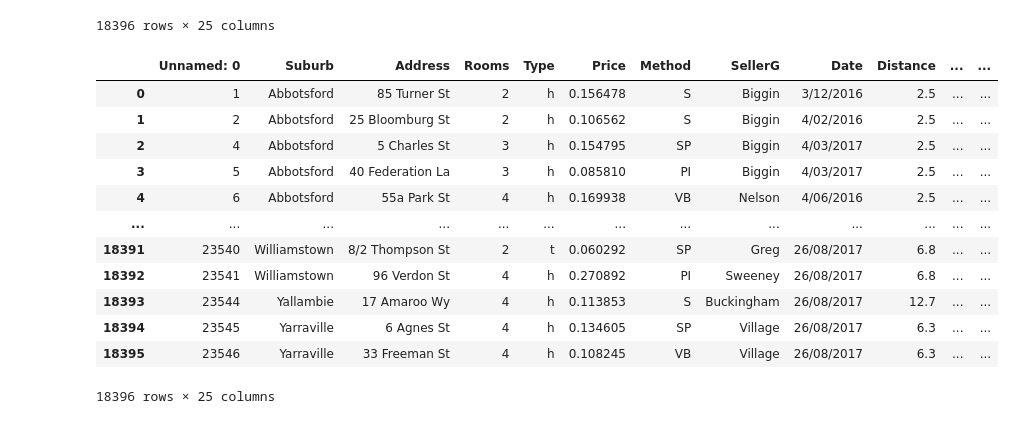
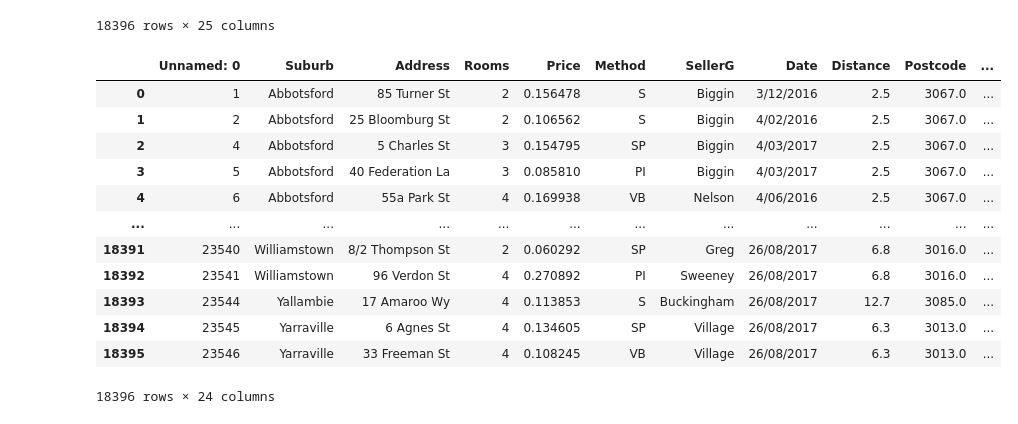
Before and after one commit to RohanDoshi21/PICT-TE-SEM6-DSBDAL, a Jupyter notebook: Assignment1.ipynb, the cells around one changed output. Saved outputs shown, nothing was run; the diff lists cells and outputs as text; code cells hidden in the pictures.

Commit message:
Dropping extra column ["Type"]

```diff
--- a/Assignment1.ipynb
+++ b/Assignment1.ipynb
@@ -182,22 +182,25 @@ df
 | 18395 | 23546 | Yarraville | 33 Freeman St | 4 | h | 0.108245 | VB | Village | 26/08/2017 | 6.3 | ... | ... |
 18396 rows × 25 columns
 # %%
+# Changing column name generated by OneHotEncoder
 df.rename(columns={0: "h", 1 : "t", 2 : "u"}, inplace=True)
+# Droping values in the values
+df.drop(['Type'], axis=1, inplace=True)
 df
 # %% [output]
-|  | Unnamed: 0 | Suburb | Address | Rooms | Type | Price | Method | SellerG | Date | Distance | ... | ... |
-| 0 | 1 | Abbotsford | 85 Turner St | 2 | h | 0.156478 | S | Biggin | 3/12/2016 | 2.5 | ... | ... |
-| 1 | 2 | Abbotsford | 25 Bloomburg St | 2 | h | 0.106562 | S | Biggin | 4/02/2016 | 2.5 | ... | ... |
-| 2 | 4 | Abbotsford | 5 Charles St | 3 | h | 0.154795 | SP | Biggin | 4/03/2017 | 2.5 | ... | ... |
-| 3 | 5 | Abbotsford | 40 Federation La | 3 | h | 0.085810 | PI | Biggin | 4/03/2017 | 2.5 | ... | ... |
-| 4 | 6 | Abbotsford | 55a Park St | 4 | h | 0.169938 | VB | Nelson | 4/06/2016 | 2.5 | ... | ... |
-| ... | ... | ... | ... | ... | ... | ... | ... | ... | ... | ... | ... | ... |
-| 18391 | 23540 | Williamstown | 8/2 Thompson St | 2 | t | 0.060292 | SP | Greg | 26/08/2017 | 6.8 | ... | ... |
-| 18392 | 23541 | Williamstown | 96 Verdon St | 4 | h | 0.270892 | PI | Sweeney | 26/08/2017 | 6.8 | ... | ... |
-| 18393 | 23544 | Yallambie | 17 Amaroo Wy | 4 | h | 0.113853 | S | Buckingham | 26/08/2017 | 12.7 | ... | ... |
-| 18394 | 23545 | Yarraville | 6 Agnes St | 4 | h | 0.134605 | SP | Village | 26/08/2017 | 6.3 | ... | ... |
-| 18395 | 23546 | Yarraville | 33 Freeman St | 4 | h | 0.108245 | VB | Village | 26/08/2017 | 6.3 | ... | ... |
+|  | Unnamed: 0 | Suburb | Address | Rooms | Price | Method | SellerG | Date | Distance | Postcode | ... |
+| 0 | 1 | Abbotsford | 85 Turner St | 2 | 0.156478 | S | Biggin | 3/12/2016 | 2.5 | 3067.0 | ... |
+| 1 | 2 | Abbotsford | 25 Bloomburg St | 2 | 0.106562 | S | Biggin | 4/02/2016 | 2.5 | 3067.0 | ... |
+| 2 | 4 | Abbotsford | 5 Charles St | 3 | 0.154795 | SP | Biggin | 4/03/2017 | 2.5 | 3067.0 | ... |
+| 3 | 5 | Abbotsford | 40 Federation La | 3 | 0.085810 | PI | Biggin | 4/03/2017 | 2.5 | 3067.0 | ... |
+| 4 | 6 | Abbotsford | 55a Park St | 4 | 0.169938 | VB | Nelson | 4/06/2016 | 2.5 | 3067.0 | ... |
+| ... | ... | ... | ... | ... | ... | ... | ... | ... | ... | ... | ... |
+| 18391 | 23540 | Williamstown | 8/2 Thompson St | 2 | 0.060292 | SP | Greg | 26/08/2017 | 6.8 | 3016.0 | ... |
+| 18392 | 23541 | Williamstown | 96 Verdon St | 4 | 0.270892 | PI | Sweeney | 26/08/2017 | 6.8 | 3016.0 | ... |
+| 18393 | 23544 | Yallambie | 17 Amaroo Wy | 4 | 0.113853 | S | Buckingham | 26/08/2017 | 12.7 | 3085.0 | ... |
+| 18394 | 23545 | Yarraville | 6 Agnes St | 4 | 0.134605 | SP | Village | 26/08/2017 | 6.3 | 3013.0 | ... |
+| 18395 | 23546 | Yarraville | 33 Freeman St | 4 | 0.108245 | VB | Village | 26/08/2017 | 6.3 | 3013.0 | ... |
-18396 rows × 25 columns
+18396 rows × 24 columns
 # %%
 # Transform
 # df['Type'] = df['Type'].replace({'h': 0, 't': 1, 'u' : 2})\
```
